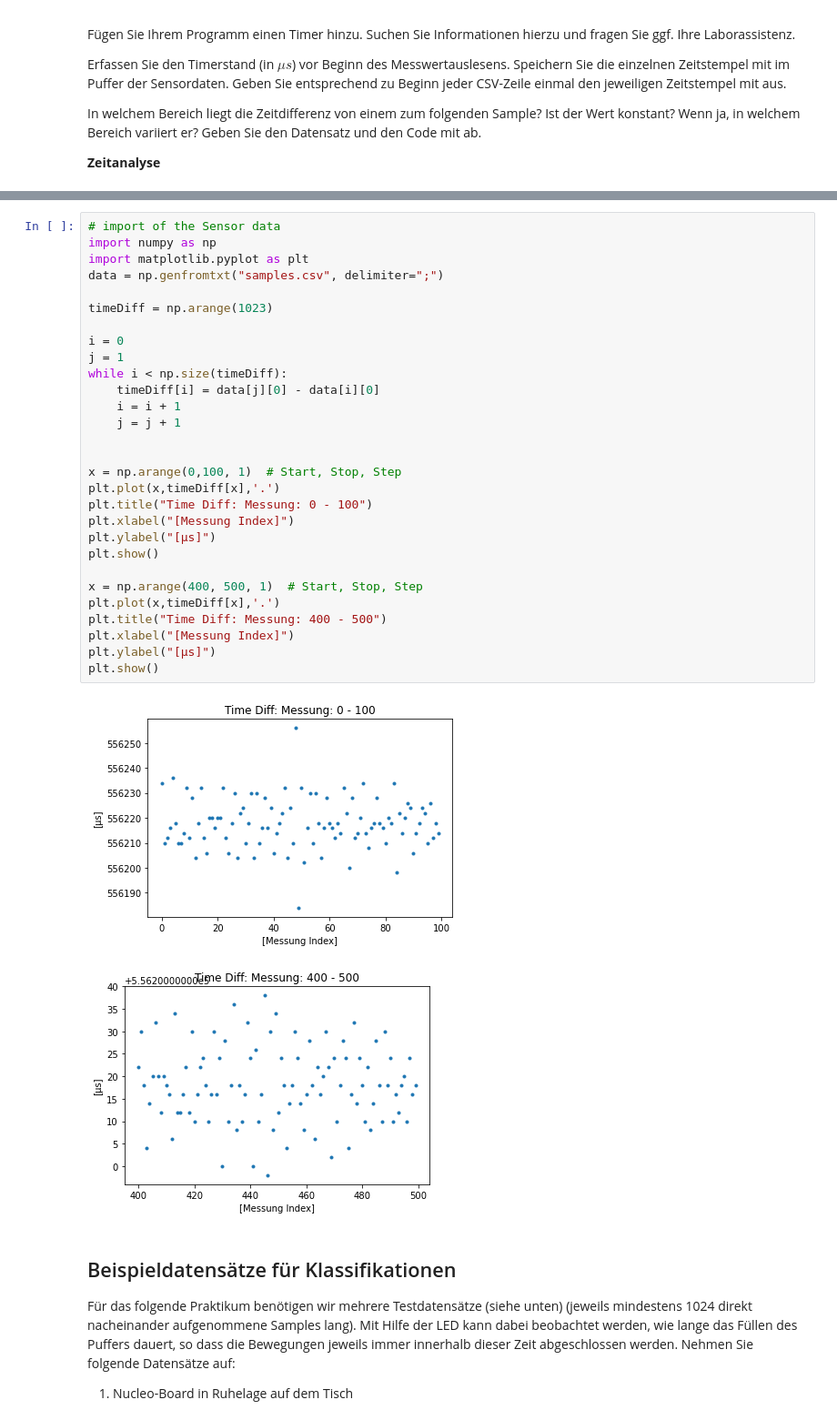
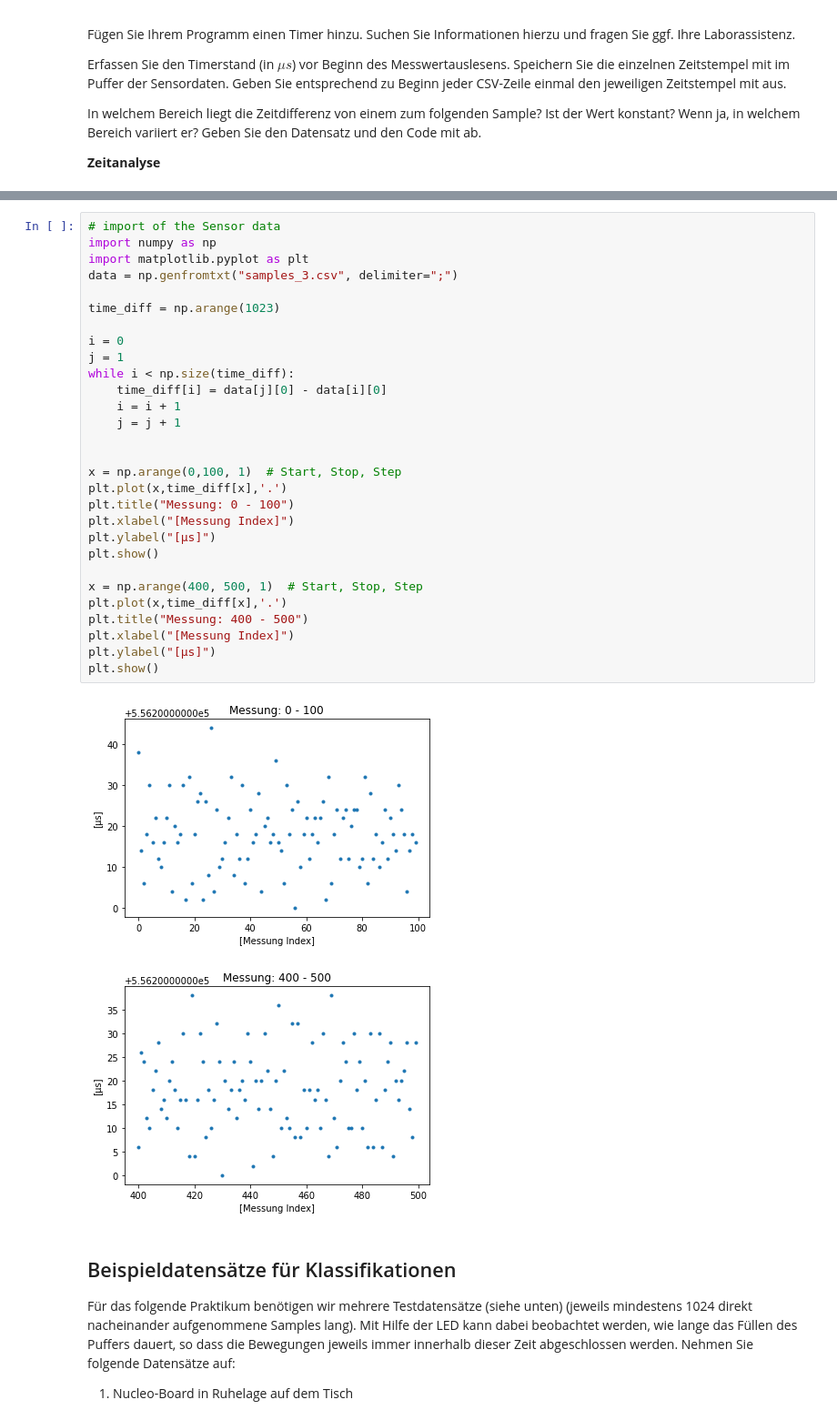
Before and after one commit to kanuphamm/ISS_Praktikum, a Jupyter notebook: Praktikum2/Praktikum2-iks01a3_v4tt.ipynb, the cells around one changed output, grey strips where cells are left out. Shown at 91% size. Drawn from its saved outputs; the diff is of its cells as text.

```diff
--- a/Praktikum2/Praktikum2-iks01a3_v4tt.ipynb
+++ b/Praktikum2/Praktikum2-iks01a3_v4tt.ipynb
@@ -376,35 +417,35 @@ In welchem Bereich liegt die Zeitdifferenz von einem zum folgenden Sample? Ist d
 # %%
 # import of the Sensor data
 import numpy as np
 import matplotlib.pyplot as plt
-data = np.genfromtxt("samples.csv", delimiter=";")
+data = np.genfromtxt("samples_3.csv", delimiter=";")
 
-timeDiff = np.arange(1023)
+time_diff = np.arange(1023)
 
 i = 0
 j = 1
-while i < np.size(timeDiff):
-    timeDiff[i] = data[j][0] - data[i][0]
+while i < np.size(time_diff):
+    time_diff[i] = data[j][0] - data[i][0]
     i = i + 1
     j = j + 1
 
 
 x = np.arange(0,100, 1)  # Start, Stop, Step
-plt.plot(x,timeDiff[x],'.')
-plt.title("Time Diff: Messung: 0 - 100")
+plt.plot(x,time_diff[x],'.')
+plt.title("Messung: 0 - 100")
 plt.xlabel("[Messung Index]")
 plt.ylabel("[µs]")
 plt.show()
 
 x = np.arange(400, 500, 1)  # Start, Stop, Step
-plt.plot(x,timeDiff[x],'.')
-plt.title("Time Diff: Messung: 400 - 500")
+plt.plot(x,time_diff[x],'.')
+plt.title("Messung: 400 - 500")
 plt.xlabel("[Messung Index]")
 plt.ylabel("[µs]")
 plt.show()
 # %% [output]
-[figure, old version]
+[figure, new version]
-[figure, old version]
+[figure, new version]
 # %% [markdown]
 ## Beispieldatensätze für Klassifikationen
 Für das folgende Praktikum benötigen wir mehrere Testdatensätze (siehe unten) (jeweils mindestens 1024 direkt nacheinander aufgenommene Samples lang). Mit Hilfe der LED kann dabei beobachtet werden, wie lange das Füllen des Puffers dauert, so dass die Bewegungen jeweils immer innerhalb dieser Zeit abgeschlossen werden. Nehmen Sie folgende Datensätze auf:
```
Also changed, not shown: parts of 1 cell of this notebook, 3 other files.
